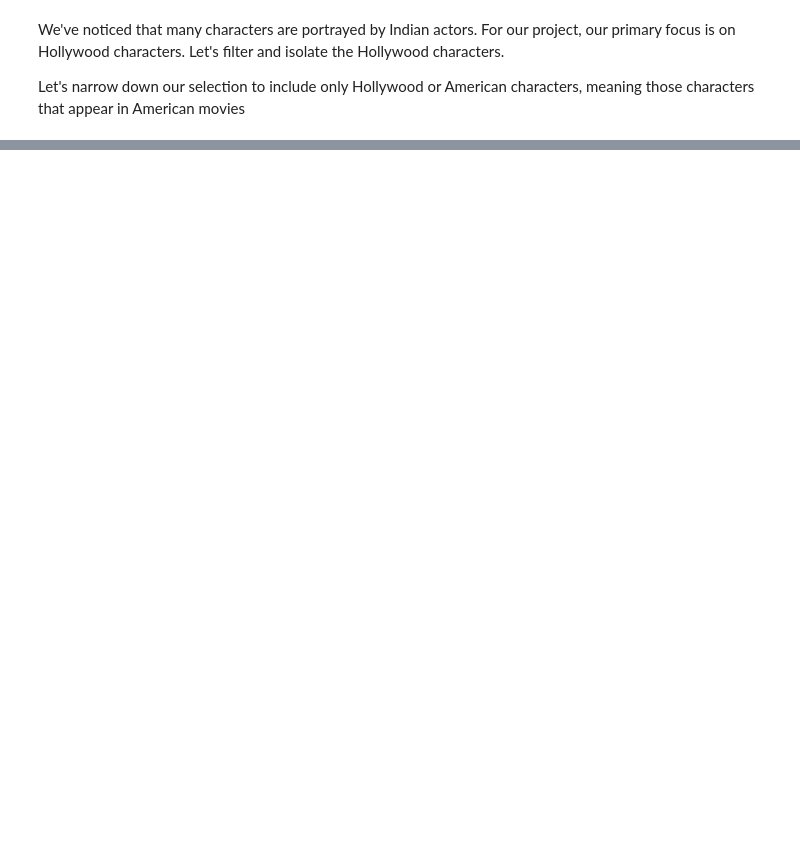
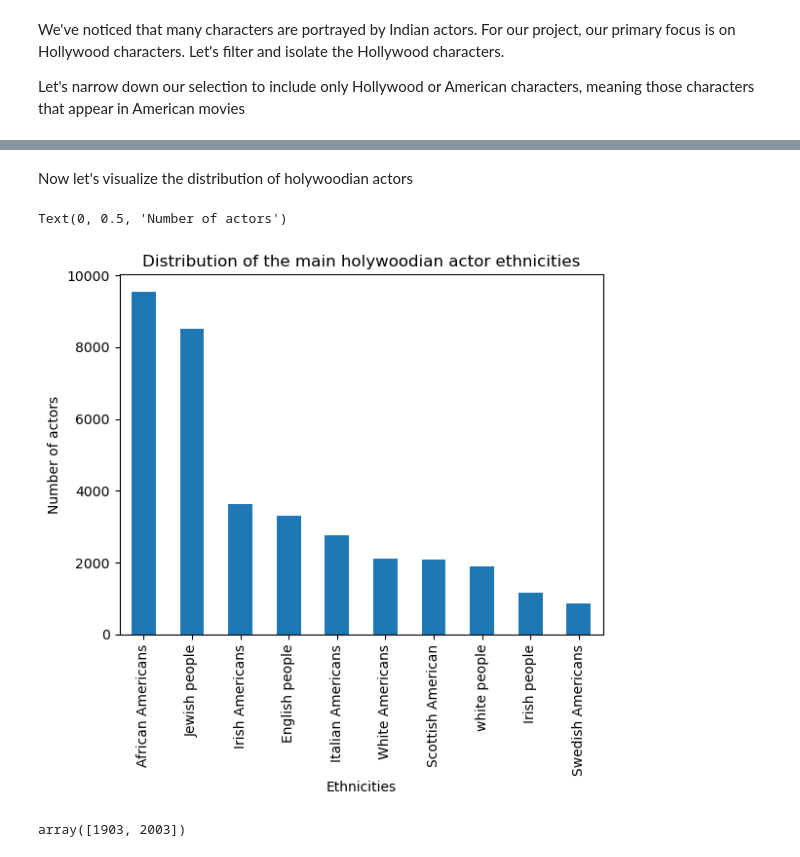
Before and after one commit to epfl-ada/ada-2023-project-draco, a Jupyter notebook: Milstone_project2.ipynb, the cells around one changed output, grey strips where cells are left out. Saved outputs shown, nothing was run; the diff lists cells and outputs as text; code cells hidden in the pictures; blank space fills up the shorter version.

```diff
--- a/Milstone_project2.ipynb
+++ b/Milstone_project2.ipynb
@@ -81,3 +86,10 @@ movies["Movie genres"] = movies["Movie genres"].apply(lambda x: list(json.loads(
+# %%
+#Errors = 'coerce' will force the values that are outside the bound to be NaT
+movies["Movie release year"] = pd.to_datetime(movies["Movie release date"],format='mixed',errors = 'coerce').dt.year
+#Remove the NaN and NaT values
+movies = movies[movies["Movie release year"].notna()]
+#Express all years of realese as int
+movies["Movie release year"] = movies["Movie release year"].astype("int")
 # %% [markdown]
 Now, let's merge the movie dataframe with the character dataframe to create a single dataframe that encompasses all the information about a character along with details about the films they are involved in.
 # %%
@@ -110,0 +145,15 @@ characters_holywood = characters_movies[characters_movies["Movie countries"].app
+# %% [markdown]
+Now let's visualize the distribution of holywoodian actors
+# %%
+main_holywoodian_ethnicities =  H_grouped_ethnicity.loc[main_ethinicities]['Freebase actor ID']
+main_holywoodian_ethnicities.plot(kind='bar')
+plt.title("Distribution of the main holywoodian actor ethnicities")
+plt.xlabel("Ethnicities")
+plt.ylabel("Number of actors")
+# %% [output]
+Text(0, 0.5, 'Number of actors')
+[figure, added]
+# %%
+np.arange(main_characters_holywood['Movie release year'].min(),main_characters_holywood['Movie release year'].max(),100)
+# %% [output]
+array([1903, 2003])
```
Also changed, not shown: parts of 12 cells of this notebook, 1 other file.
